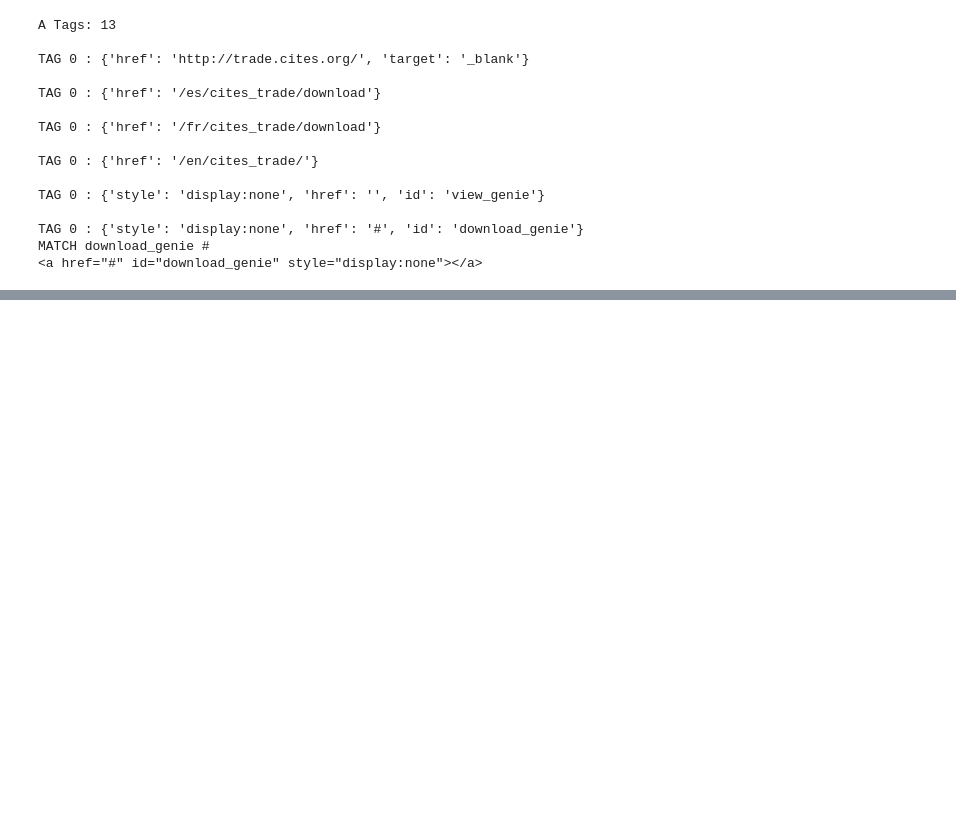
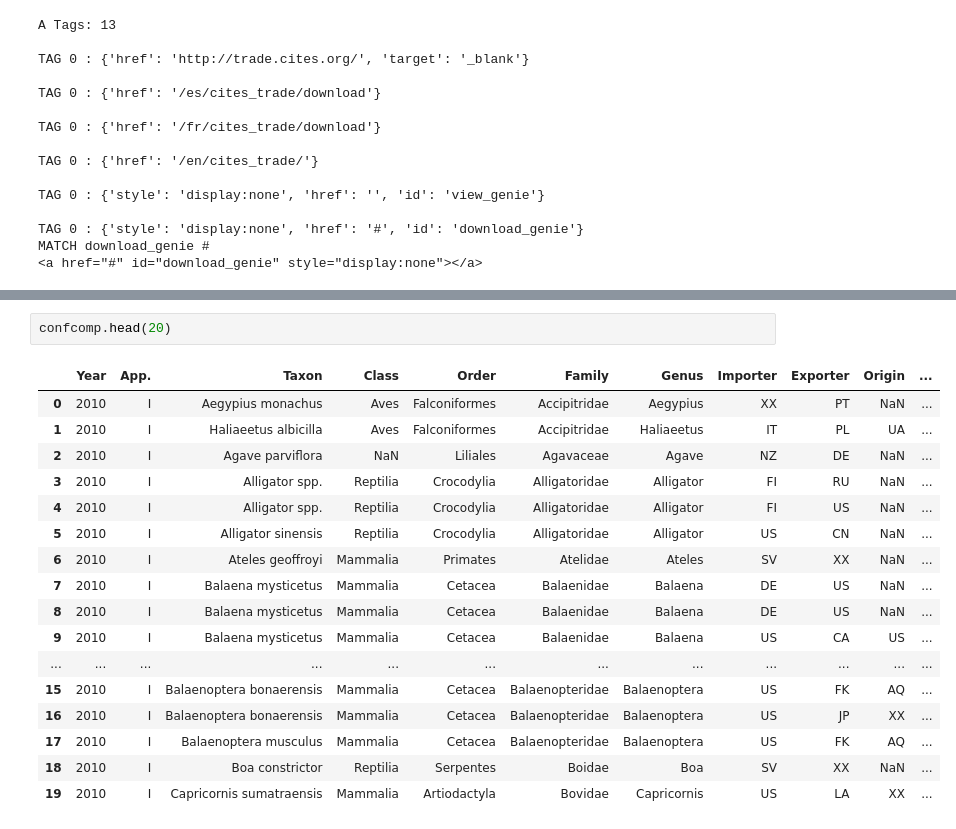
Before and after one commit to rduvoisin/Computation_Public_Policy, a Jupyter notebook: final/final.ipynb, the cells around one changed output, grey strips where cells are left out. Drawn from its saved outputs; the diff is of its cells as text; blank space fills up the shorter version.

```diff
--- a/final/final.ipynb
+++ b/final/final.ipynb
@@ -560,0 +647,20 @@ NameError: name 'conf_comp' is not defined
+# %%
+confcomp.head(20)
+# %% [output]
+|  | Year | App. | Taxon | Class | Order | Family | Genus | Importer | Exporter | Origin | ... |
+| 0 | 2010 | I | Aegypius monachus | Aves | Falconiformes | Accipitridae | Aegypius | XX | PT | NaN | ... |
+| 1 | 2010 | I | Haliaeetus albicilla | Aves | Falconiformes | Accipitridae | Haliaeetus | IT | PL | UA | ... |
+| 2 | 2010 | I | Agave parviflora | NaN | Liliales | Agavaceae | Agave | NZ | DE | NaN | ... |
+| 3 | 2010 | I | Alligator spp. | Reptilia | Crocodylia | Alligatoridae | Alligator | FI | RU | NaN | ... |
+| 4 | 2010 | I | Alligator spp. | Reptilia | Crocodylia | Alligatoridae | Alligator | FI | US | NaN | ... |
+| 5 | 2010 | I | Alligator sinensis | Reptilia | Crocodylia | Alligatoridae | Alligator | US | CN | NaN | ... |
+| 6 | 2010 | I | Ateles geoffroyi | Mammalia | Primates | Atelidae | Ateles | SV | XX | NaN | ... |
+| 7 | 2010 | I | Balaena mysticetus | Mammalia | Cetacea | Balaenidae | Balaena | DE | US | NaN | ... |
+| 8 | 2010 | I | Balaena mysticetus | Mammalia | Cetacea | Balaenidae | Balaena | DE | US | NaN | ... |
+| 9 | 2010 | I | Balaena mysticetus | Mammalia | Cetacea | Balaenidae | Balaena | US | CA | US | ... |
+| ... | ... | ... | ... | ... | ... | ... | ... | ... | ... | ... | ... |
+| 15 | 2010 | I | Balaenoptera bonaerensis | Mammalia | Cetacea | Balaenopteridae | Balaenoptera | US | FK | AQ | ... |
+| 16 | 2010 | I | Balaenoptera bonaerensis | Mammalia | Cetacea | Balaenopteridae | Balaenoptera | US | JP | XX | ... |
+| 17 | 2010 | I | Balaenoptera musculus | Mammalia | Cetacea | Balaenopteridae | Balaenoptera | US | FK | AQ | ... |
+| 18 | 2010 | I | Boa constrictor | Reptilia | Serpentes | Boidae | Boa | SV | XX | NaN | ... |
+| 19 | 2010 | I | Capricornis sumatraensis | Mammalia | Artiodactyla | Bovidae | Capricornis | US | LA | XX | ... |
```
Also changed, not shown: parts of 4 cells of this notebook, 6 other files.
